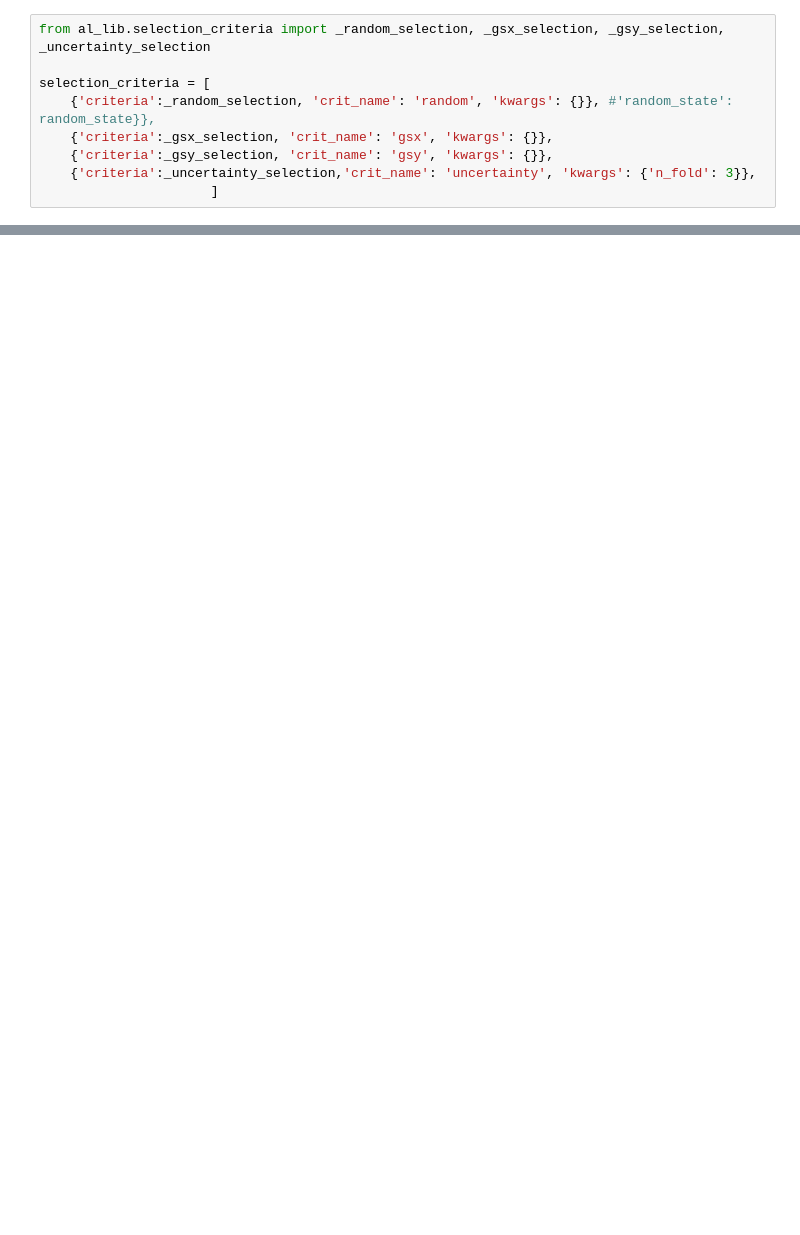
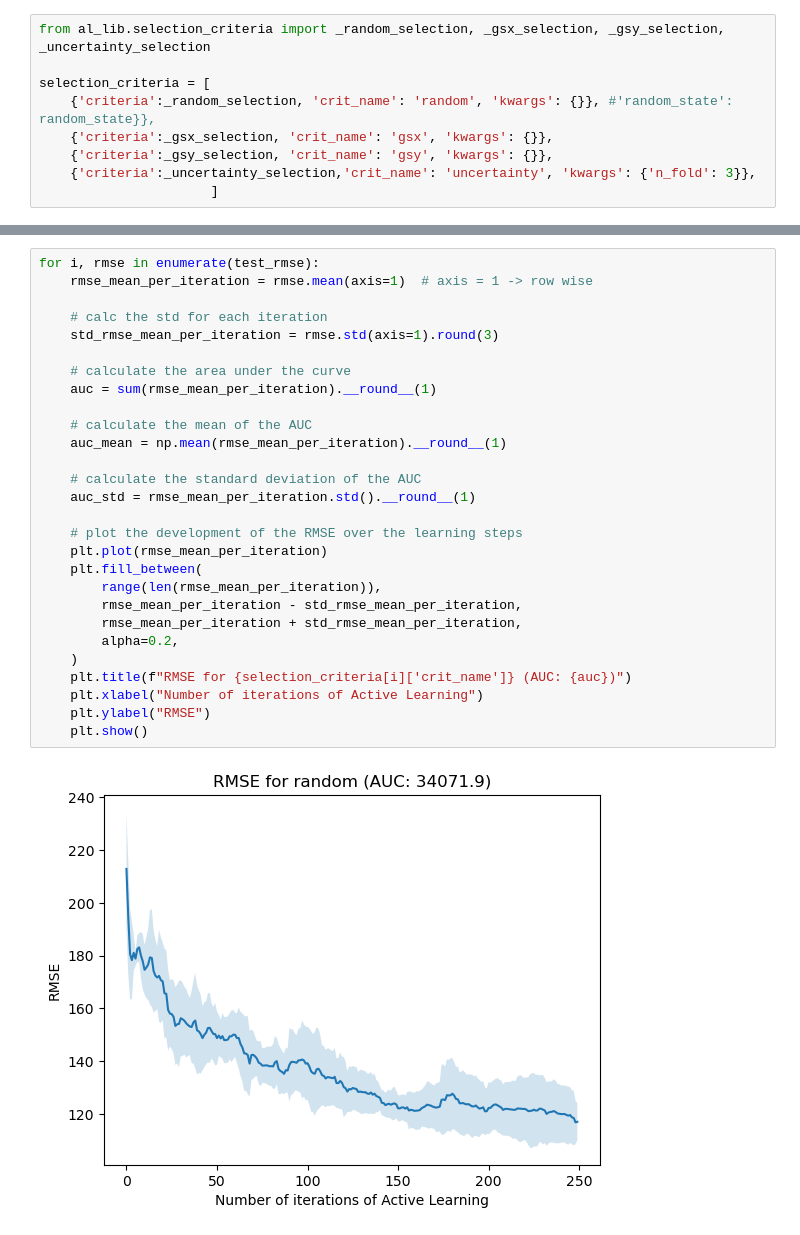
Before and after one commit to thegitrogmonster/Zamberger_thesis_AL2024, a Jupyter notebook: 04_Active_Learning/04_al_results_visualization.ipynb, the cells around one changed output, grey strips where cells are left out. Drawn from its saved outputs; the diff is of its cells as text; blank space fills up the shorter version.

```diff
--- a/04_Active_Learning/04_al_results_visualization.ipynb
+++ b/04_Active_Learning/04_al_results_visualization.ipynb
@@ -220,0 +379,30 @@ AUC for uncertainty is: 162.9247137271141
+# %%
+for i, rmse in enumerate(test_rmse):
+    rmse_mean_per_iteration = rmse.mean(axis=1)  # axis = 1 -> row wise
+
+    # calc the std for each iteration
+    std_rmse_mean_per_iteration = rmse.std(axis=1).round(3)
+
+    # calculate the area under the curve
+    auc = sum(rmse_mean_per_iteration).__round__(1)
+
+    # calculate the mean of the AUC
+    auc_mean = np.mean(rmse_mean_per_iteration).__round__(1)
+
+    # calculate the standard deviation of the AUC
+    auc_std = rmse_mean_per_iteration.std().__round__(1)
+
+    # plot the development of the RMSE over the learning steps
+    plt.plot(rmse_mean_per_iteration)
+    plt.fill_between(
+        range(len(rmse_mean_per_iteration)),
+        rmse_mean_per_iteration - std_rmse_mean_per_iteration,
+        rmse_mean_per_iteration + std_rmse_mean_per_iteration,
+        alpha=0.2,
+    )
+    plt.title(f"RMSE for {selection_criteria[i]['crit_name']} (AUC: {auc})")
+    plt.xlabel("Number of iterations of Active Learning")
+    plt.ylabel("RMSE")
+    plt.show()
+# %% [output]
+[figure, added]
```
Also changed, not shown: parts of 37 cells of this notebook.
